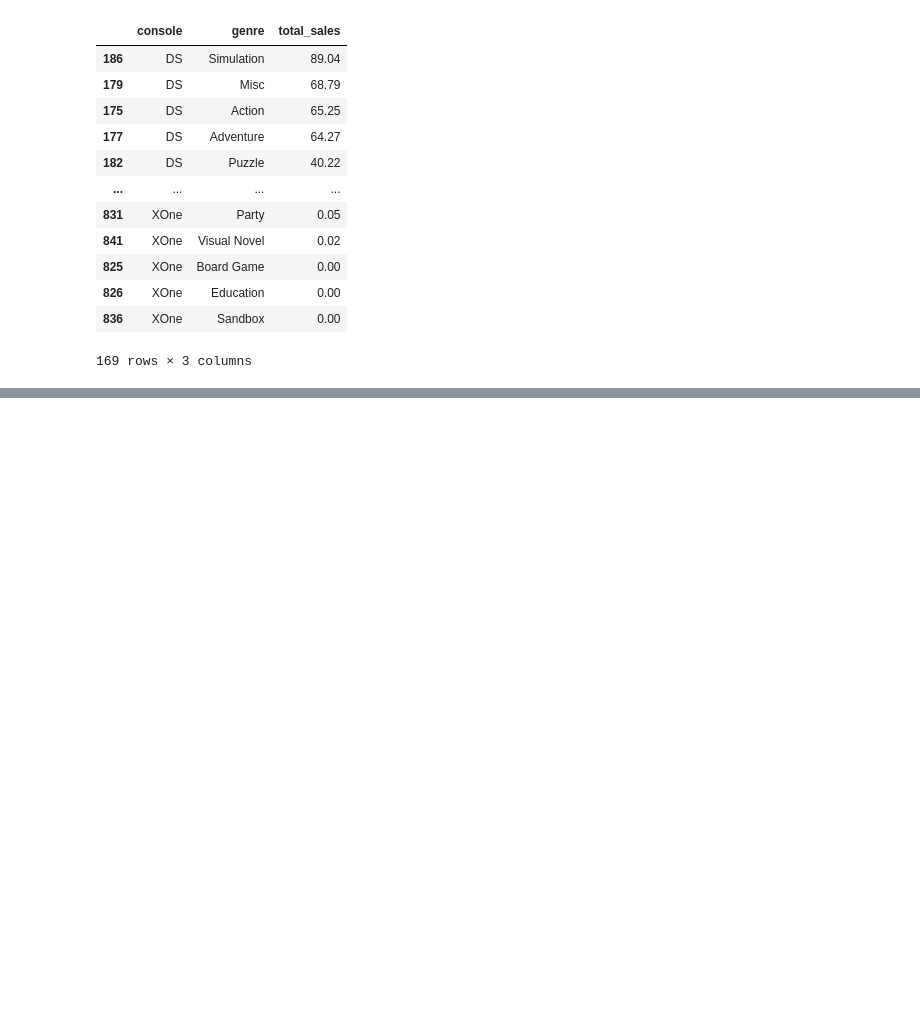
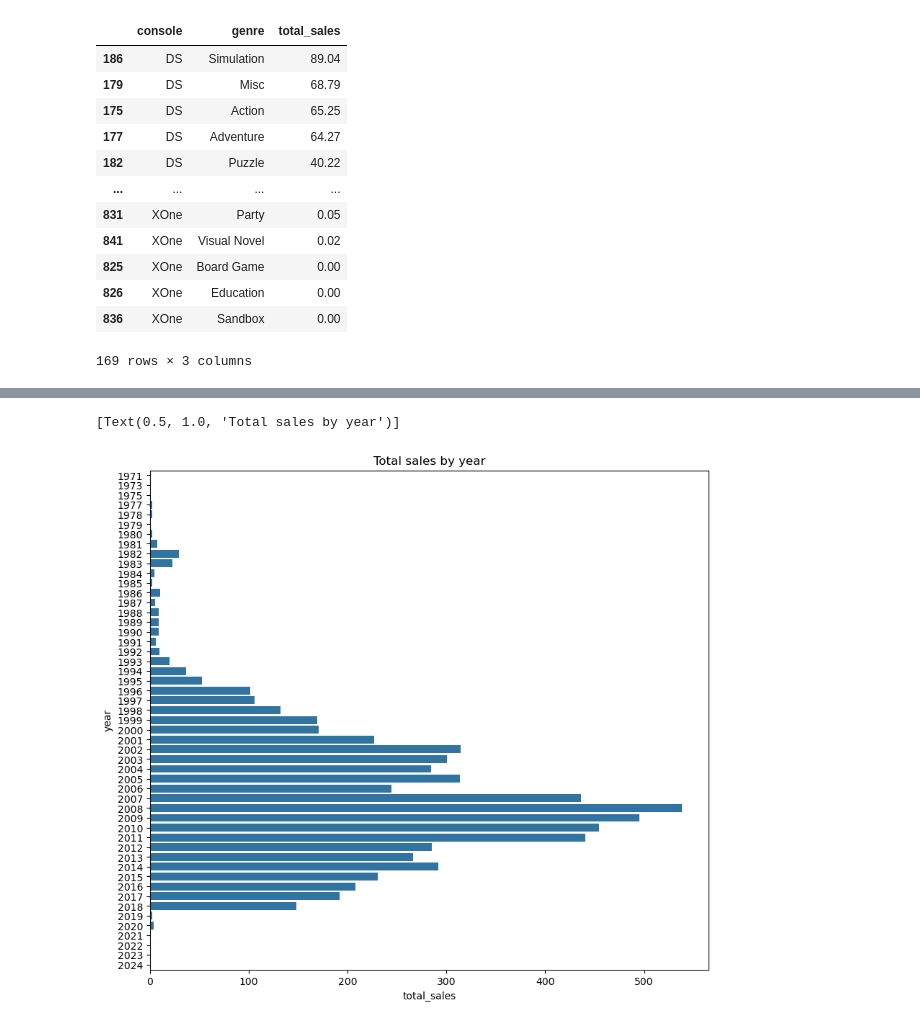
Before and after one commit to Mohamed-Shaheedullah/VG-Analysis, a Jupyter notebook: VG-EDA.ipynb, the cells around one changed output, grey strips where cells are left out. Drawn from its saved outputs; the diff is of its cells as text; code cells hidden in the pictures; blank space fills up the shorter version.

Commit message:
sales by year chart

```diff
--- a/VG-EDA.ipynb
+++ b/VG-EDA.ipynb
@@ -152,0 +156,10 @@ fig.show()
+# %%
+df['release_date'] = pd.to_datetime(df['release_date'])
+df['year'] = df['release_date'].dt.year
+df['year'] = df['year'].astype('int', errors='ignore')
+# %%
+sales_by_year = df.groupby('year')['total_sales'].sum().reset_index()
+# %%
+sales_by_year.sort_values(by='year')
+sales_by_year['year'] = sales_by_year['year'].astype('string')
+sales_by_year['year'] = sales_by_year['year'].str.split('.').str[0]
@@ -152,0 +186,6 @@ fig.show()
+# %%
+fig, ax = plt.subplots(figsize=(10, 9))
+sns.barplot(data=sales_by_year, x='total_sales', y='year' ).set(title='Total sales by year')
+# %% [output]
+[Text(0.5, 1.0, 'Total sales by year')]
+[figure, added]
```
Also changed, not shown: parts of 3 cells of this notebook.
